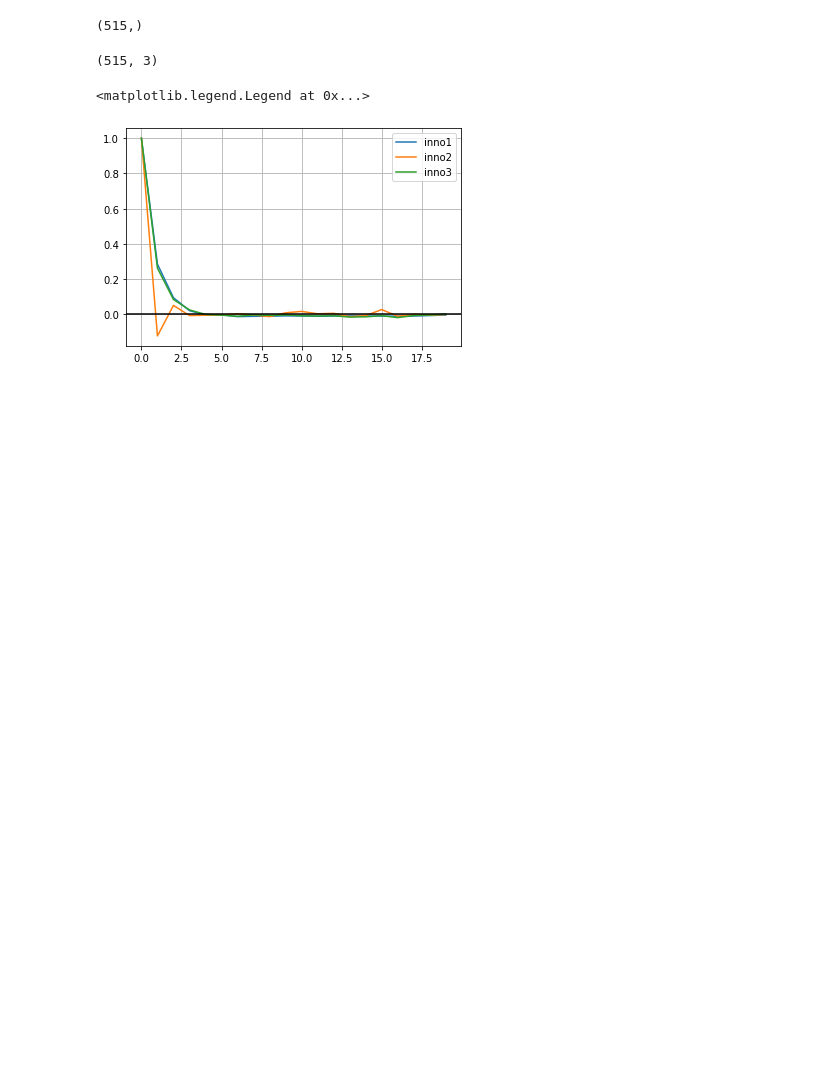
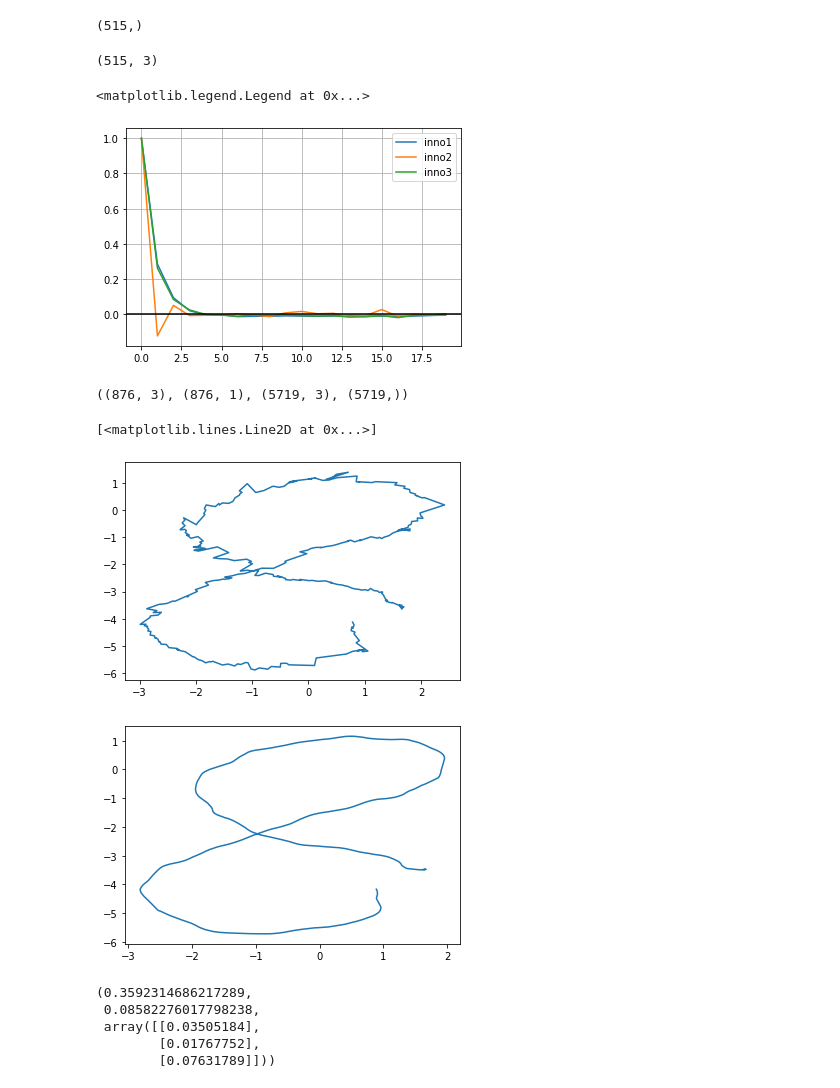
Before and after one commit to simutisernestas/rfloc, a Jupyter notebook: kfeval.ipynb, the cells around one changed output. Drawn from its saved outputs; the diff is of its cells as text; code cells hidden in the pictures; blank space fills up the shorter version.

Commit message:
error metrics on interpolateed path & KF evaluation reference

```diff
--- a/kfeval.ipynb
+++ b/kfeval.ipynb
@@ -40,3 +40,47 @@ plt.legend(['inno1','inno2','inno3'])
 # %% [output]
 <matplotlib.legend.Legend at 0x...>
 [figure]
+# %%
+path = np.load("data/path.npy", allow_pickle=True).reshape(-1,6)[:,:3]
+path_time = np.load("data/path_time.npy", allow_pickle=True).reshape(-1,1)#.repeat(3,axis=1)
+gt_path = np.load("data/gt_path.npy", allow_pickle=True)
+gt_time = np.load("data/gt_time.npy", allow_pickle=True)
+
+path.shape, path_time.shape, gt_path.shape, gt_time.shape
+# %% [output]
+((876, 3), (876, 1), (5719, 3), (5719,))
+# %%
+fx_path = interp1d(path_time.flatten(), path[:,0].flatten(), kind='linear')
+fy_path = interp1d(path_time.flatten(), path[:,1].flatten(), kind='linear')
+fz_path = interp1d(path_time.flatten(), path[:,2].flatten(), kind='linear')
+
+fx_gt = interp1d(gt_time.flatten(), gt_path[:,0].flatten(), kind='linear')
+fy_gt = interp1d(gt_time.flatten(), gt_path[:,1].flatten(), kind='linear')
+fz_gt = interp1d(gt_time.flatten(), gt_path[:,2].flatten(), kind='linear')
+# %%
+interp_time = np.linspace(path_time[0], path_time[-1], 1000)
+plt.plot(fx_path(interp_time),fy_path(interp_time))
+plt.figure(2)
+plt.plot(fx_gt(interp_time),fy_gt(interp_time))
+# %% [output]
+[<matplotlib.lines.Line2D at 0x...>]
+[figure, added]
+[figure, added]
+# %%
+int_path = np.array([
+    fx_path(interp_time), fy_path(interp_time), fz_path(interp_time)
+])
+int_gt = np.array([
+    fx_gt(interp_time), fy_gt(interp_time), fz_gt(interp_time)
+])
+
+rmse = np.sqrt(((int_path - int_gt)**2).mean(axis=1))
+mse = ((int_path - int_gt)**2).mean(axis=1)
+
+np.linalg.norm(rmse,2), np.linalg.norm(mse), mse
+# %% [output]
+(0.3592314686217289,
+ 0.08582276017798238,
+ array([[0.03505184],
+        [0.01767752],
+        [0.07631789]]))
```
Also changed, not shown: parts of 1 cell of this notebook, 8 other files.
